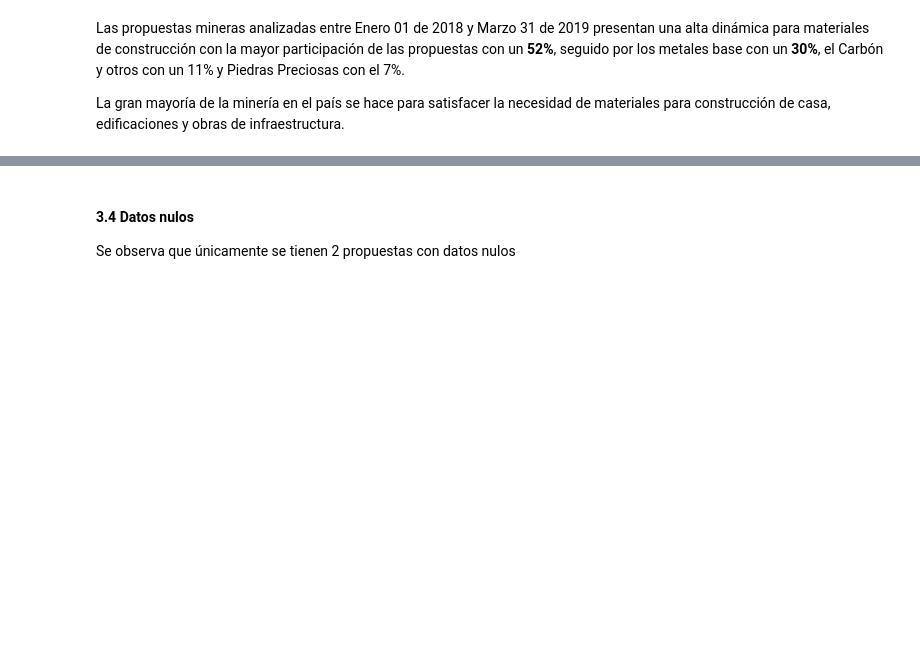
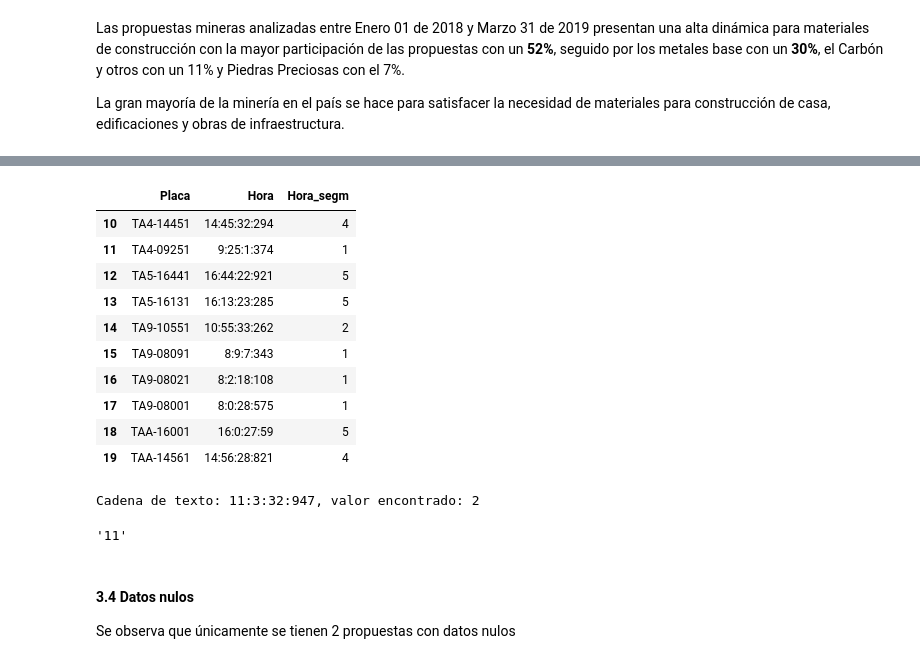
Before and after one commit to ruedadavid/BigData_Trabajo, a Jupyter notebook: nb/Trabajo_RevisionDatos_EDA.ipynb, the cells around one changed output, grey strips where cells are left out. Cells and saved outputs as stored; diff of their text form; code cells hidden in the pictures; blank space fills up the shorter version.

Commit message:
Se ajustan archivos para segmentación de datos

```diff
--- a/nb/Trabajo_RevisionDatos_EDA.ipynb
+++ b/nb/Trabajo_RevisionDatos_EDA.ipynb
@@ -156,3 +170,46 @@ Se han transformado los datos de área a unidades de hectáreas, porque algunos
+# %%
+# Definición de Función para asignación de códigos de hora
+def asignarHorario(hora):
+    """ Esta función utiliza una progresión numérica para estimar el resultado de la categorización"""
+    # Import de la librería math el función floor
+    from math import floor
+    # define el límite de la cadena de texto
+    limite = hora.find(":")
+    # extrae la cadena de texto necesaria y la convierte en número
+    hora2 = int(hora[0:limite])
+    # Asigna  la respectiva categoría utilizado el resultado de la progresión numérica
+    # d = Salto numérico
+    # n = indice de cambio n=[0,inf)
+    # a_1 = valor de salida
+    # a_n = a_1 + d*(n-1)
+    categoria = 1+((hora2-8)/2)
+    # Valor entero aproximado al menor valor
+    return floor(categoria)
+# %%
+# Este ciclo visita todos los elementos del DataFrame, le envía los datos
+#  y hace asignacioń a un array de los resultados
+horario = np.array([asignarHorario(hora) for hora in ent['Hora'].values])
+# Asigna al campo Hora_segm los valores del vector estimado
+ent = ent.assign(Hora_segm = horario)
+# Muestra el resultado del nuevo valor
+ent[['Placa', 'Hora', 'Hora_segm']][10:20]
+# %% [output]
+|  | Placa | Hora | Hora_segm |
+| 10 | TA4-14451 | 14:45:32:294 | 4 |
+| 11 | TA4-09251 | 9:25:1:374 | 1 |
+| 12 | TA5-16441 | 16:44:22:921 | 5 |
+| 13 | TA5-16131 | 16:13:23:285 | 5 |
+| 14 | TA9-10551 | 10:55:33:262 | 2 |
+| 15 | TA9-08091 | 8:9:7:343 | 1 |
+| 16 | TA9-08021 | 8:2:18:108 | 1 |
+| 17 | TA9-08001 | 8:0:28:575 | 1 |
+| 18 | TAA-16001 | 16:0:27:59 | 5 |
+| 19 | TAA-14561 | 14:56:28:821 | 4 |
+# %%
+ent['Hora'][2][0:a]
+# %% [output]
+Cadena de texto: 11:3:32:947, valor encontrado: 2
+'11'
 # %% [markdown]
 #### 3.4 Datos nulos
 
```
Also changed, not shown: parts of 5 cells of this notebook.
